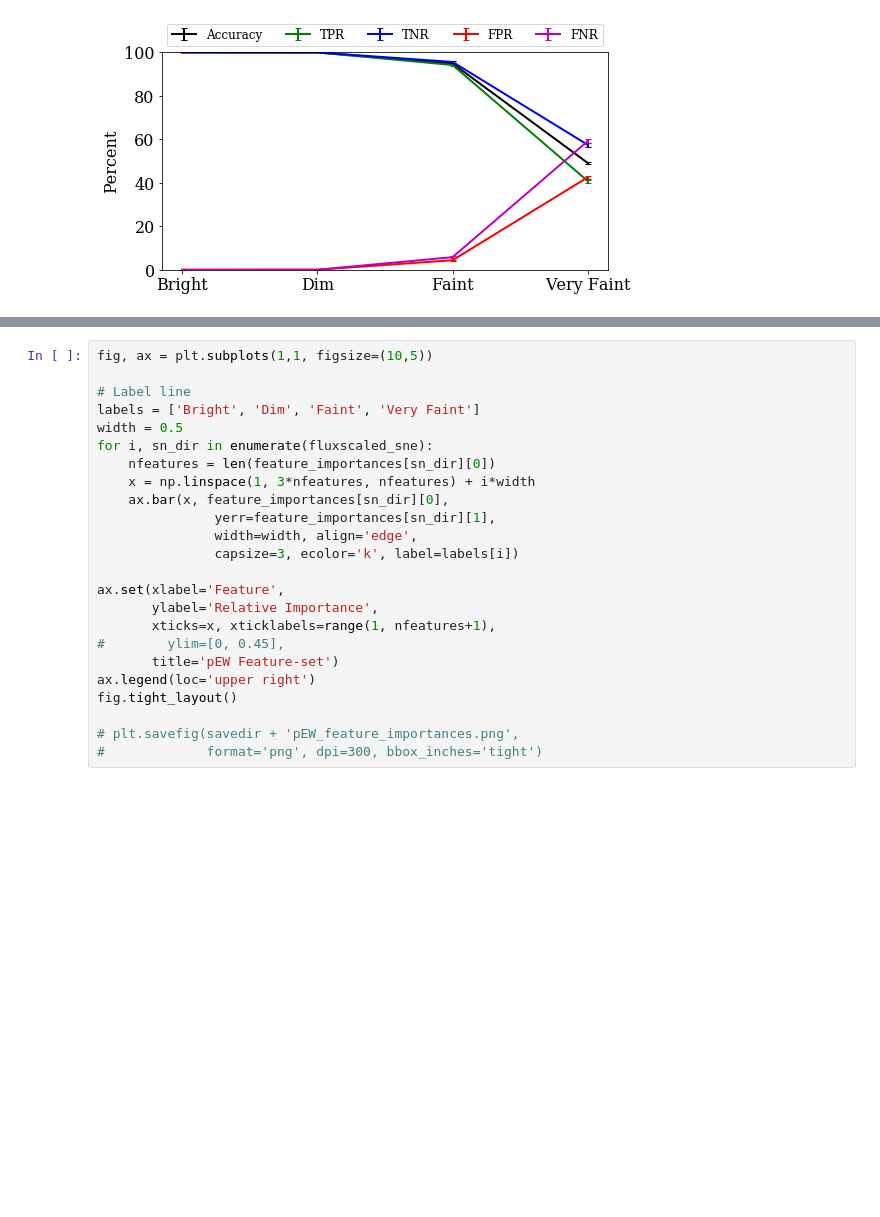
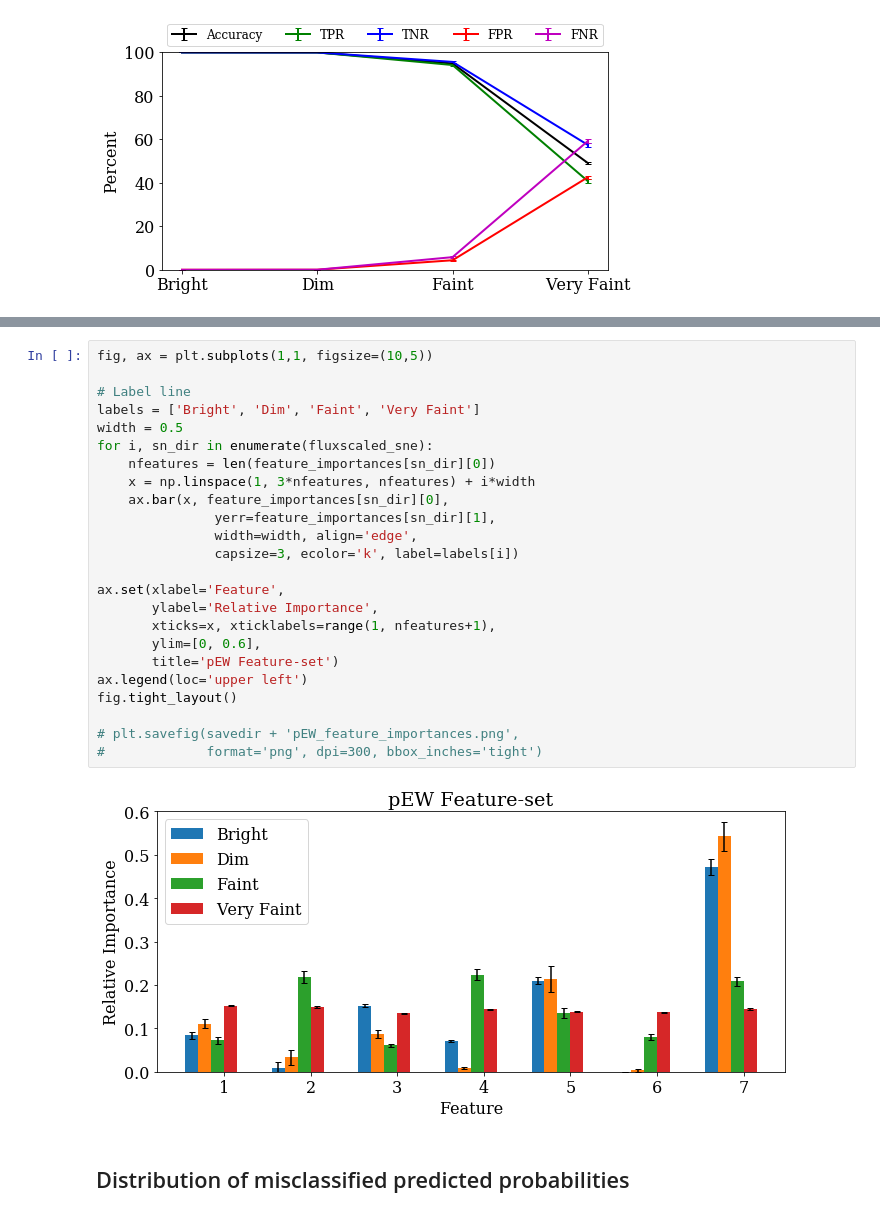
Before and after one commit to DESI-UR/outlier_detection, a Jupyter notebook: notebooks/Type_Ia_RF_Analysis_pEWs.ipynb, the cells around one changed output, grey strips where cells are left out. Cells and saved outputs as stored; diff of their text form; blank space fills up the shorter version.

```diff
--- a/notebooks/Type_Ia_RF_Analysis_pEWs.ipynb
+++ b/notebooks/Type_Ia_RF_Analysis_pEWs.ipynb
@@ -577,24 +573,28 @@ for sn_dir in fluxscaled_sne:
 # %%
 fig, ax = plt.subplots(1,1, figsize=(10,5))
 
 # Label line
 labels = ['Bright', 'Dim', 'Faint', 'Very Faint']
 width = 0.5
 for i, sn_dir in enumerate(fluxscaled_sne):
     nfeatures = len(feature_importances[sn_dir][0])
     x = np.linspace(1, 3*nfeatures, nfeatures) + i*width
     ax.bar(x, feature_importances[sn_dir][0],
                yerr=feature_importances[sn_dir][1],
                width=width, align='edge',
                capsize=3, ecolor='k', label=labels[i])
 
 ax.set(xlabel='Feature',
        ylabel='Relative Importance',
        xticks=x, xticklabels=range(1, nfeatures+1),
-#        ylim=[0, 0.45],
+       ylim=[0, 0.6],
        title='pEW Feature-set')
-ax.legend(loc='upper right')
+ax.legend(loc='upper left')
 fig.tight_layout()
 
 # plt.savefig(savedir + 'pEW_feature_importances.png',
 #             format='png', dpi=300, bbox_inches='tight')
+# %% [output]
+[figure, added]
+# %% [markdown]
+## Distribution of misclassified predicted probabilities
```
Also changed, not shown: parts of 9 cells of this notebook, 3 other files.
